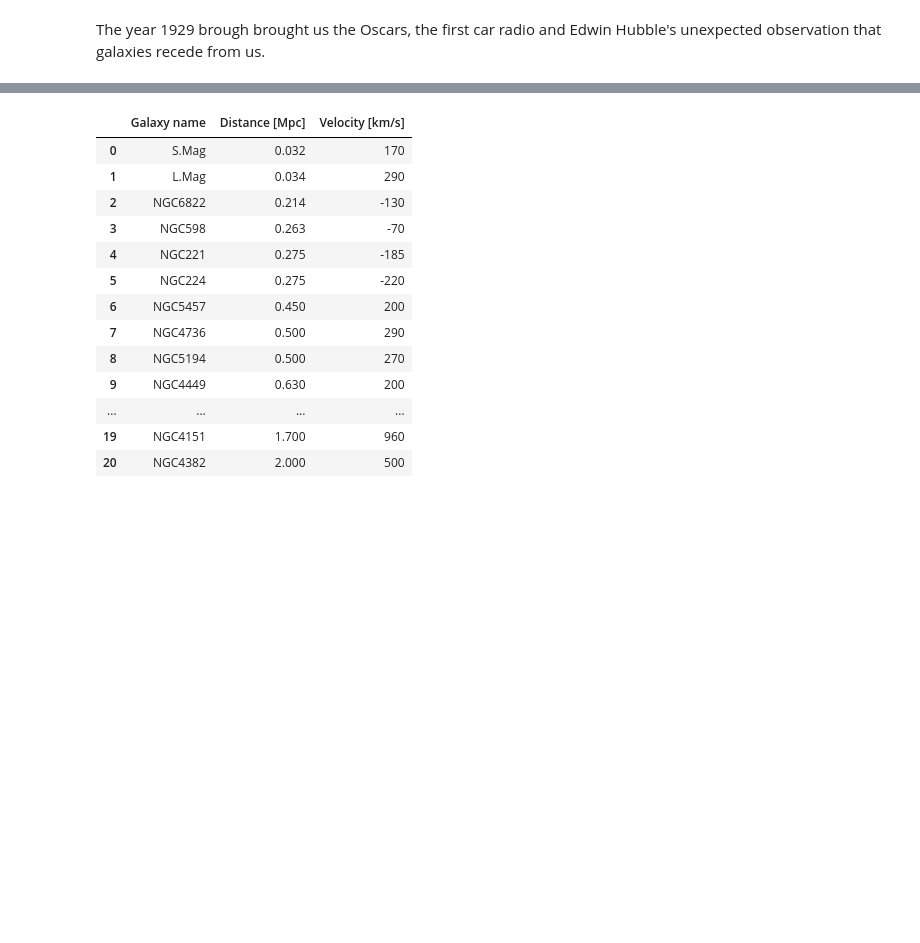
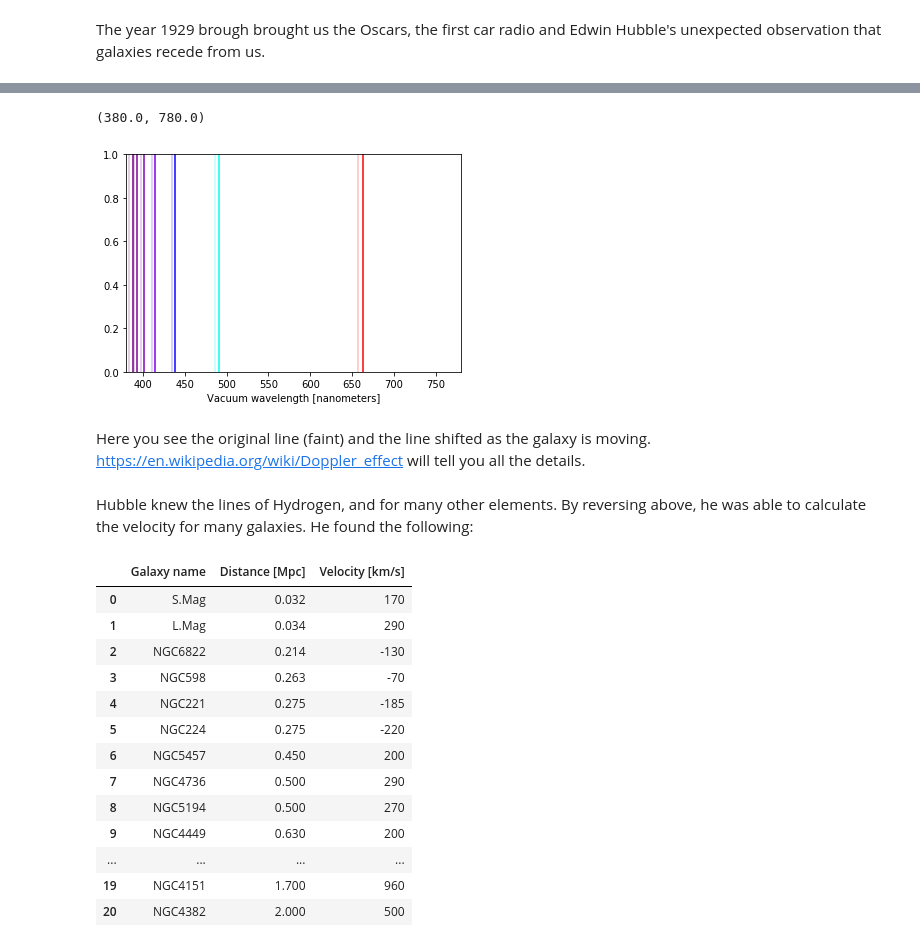
Before and after one commit to DESIHIGH/desihigh, a Jupyter notebook: Intro.ipynb, the cells around one changed output, grey strips where cells are left out. Drawn from its saved outputs; the diff is of its cells as text; code cells hidden in the pictures; blank space fills up the shorter version.

```diff
--- a/Intro.ipynb
+++ b/Intro.ipynb
@@ -22,3 +83,31 @@ Let's take a quick look at what he saw.
+# %%
+def redshift(v):
+    # v [speed of light].
+    result = (1. + v) / (1. - v)
+    result = np.sqrt(result) - 1.
+
+    return  result
+# %%
+zz = redshift(0.01)
+
+for restwave in waves:
+  obswave = (1. + zz) * restwave
+
+  color   = wavelength_to_rgb(restwave)
+  pl.axvline(x=restwave, c=color, alpha=0.25)
+
+  color   = wavelength_to_rgb(obswave)
+  pl.axvline(x=obswave, c=color)
+
+pl.xlabel('Vacuum wavelength [nanometers]')
+pl.xlim(380., 780.)
+# %% [output]
+(380.0, 780.0)
+[figure, added]
+# %% [markdown]
+Here you see the original line (faint) and the line shifted as the galaxy is moving. https://en.wikipedia.org/wiki/Doppler_effect will tell you all the details.
+# %% [markdown]
+Hubble knew the lines of Hydrogen, and for many other elements.  By reversing above, he was able to calculate the velocity for many galaxies.  He found the following:
 # %%
 dat = pd.read_csv('hubble.dat', sep='\s+', comment='#', names=['Galaxy name', 'Distance [Mpc]', 'Velocity [km/s]'])
 dat
```
Also changed, not shown: parts of 15 cells of this notebook, 6 other files.
